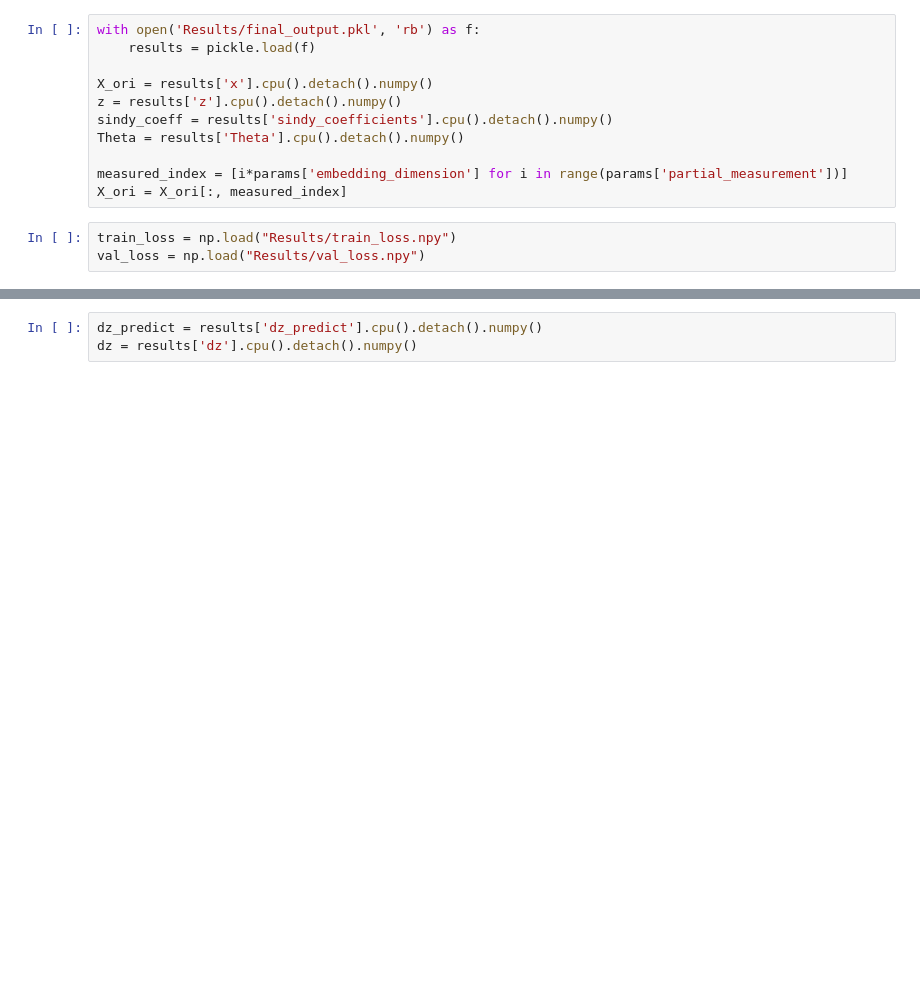
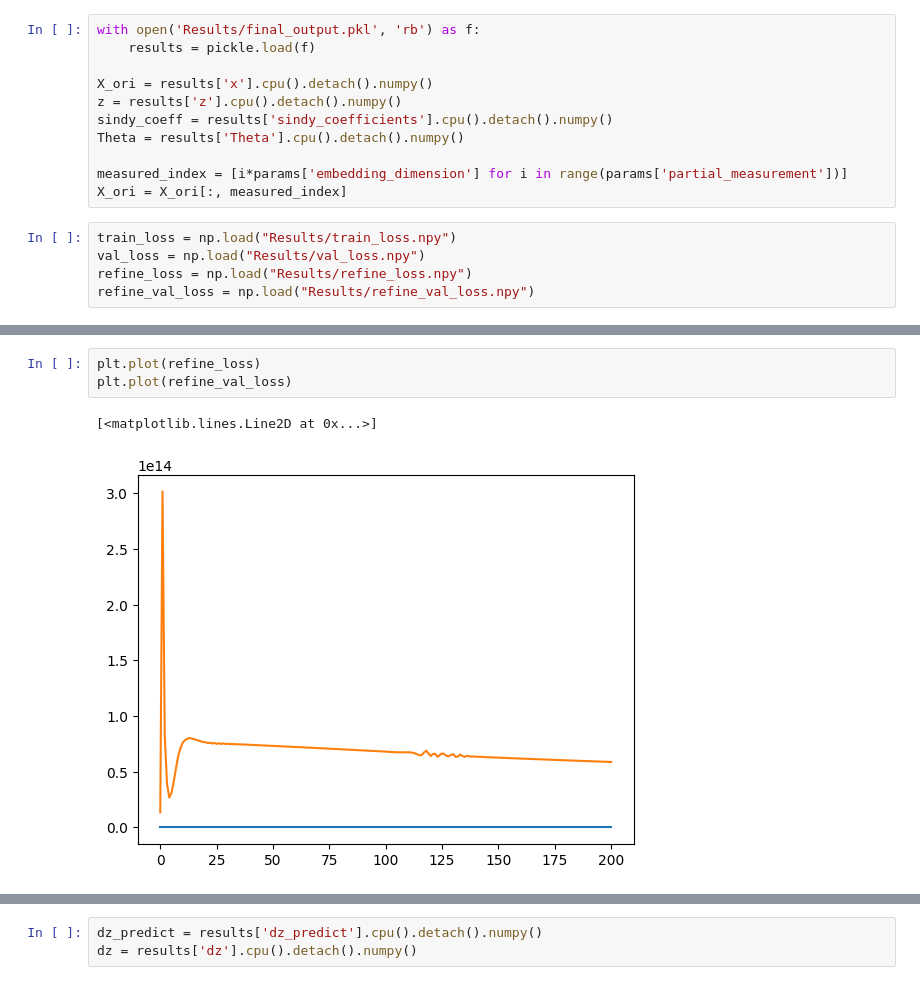
Before and after one commit to wzh96/Traffic_Network_Flow_Dynamics, a Jupyter notebook: Result_visualization.ipynb, the cells around one changed output, grey strips where cells are left out. Drawn from its saved outputs; the diff is of its cells as text; blank space fills up the shorter version.

```diff
--- a/Result_visualization.ipynb
+++ b/Result_visualization.ipynb
@@ -22,6 +22,8 @@ X_ori = X_ori[:, measured_index]
 # %%
 train_loss = np.load("Results/train_loss.npy")
 val_loss = np.load("Results/val_loss.npy")
+refine_loss = np.load("Results/refine_loss.npy")
+refine_val_loss = np.load("Results/refine_val_loss.npy")
 # %%
 plt.plot(train_loss)
 plt.plot(val_loss)
@@ -31,3 +33,9 @@ plt.plot(val_loss)
+# %%
+plt.plot(refine_loss)
+plt.plot(refine_val_loss)
+# %% [output]
+[<matplotlib.lines.Line2D at 0x...>]
+[figure, added]
 # %%
 # Create a figure with 5 subplots (one for each column)
 fig, axs = plt.subplots(nrows=X_ori.shape[1], ncols=1, figsize=(10, 20))
```
Also changed, not shown: parts of 4 cells of this notebook, 10 other files.
